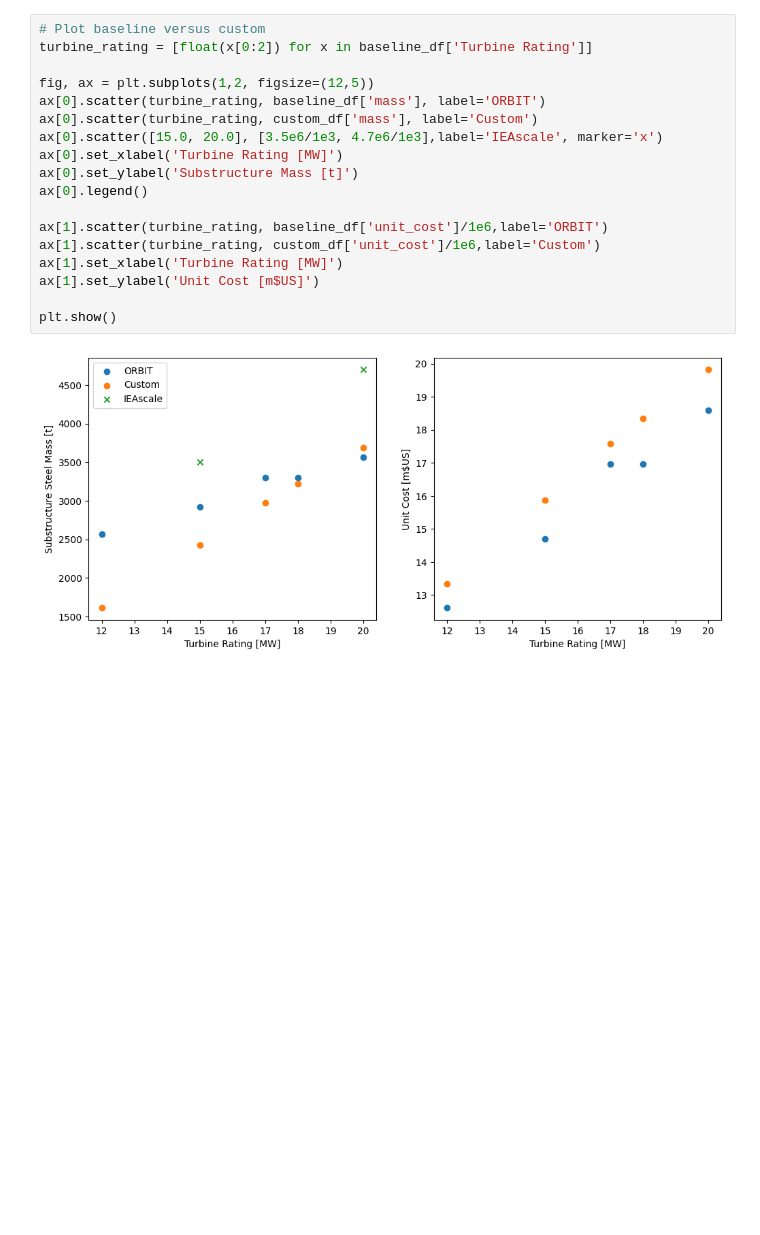
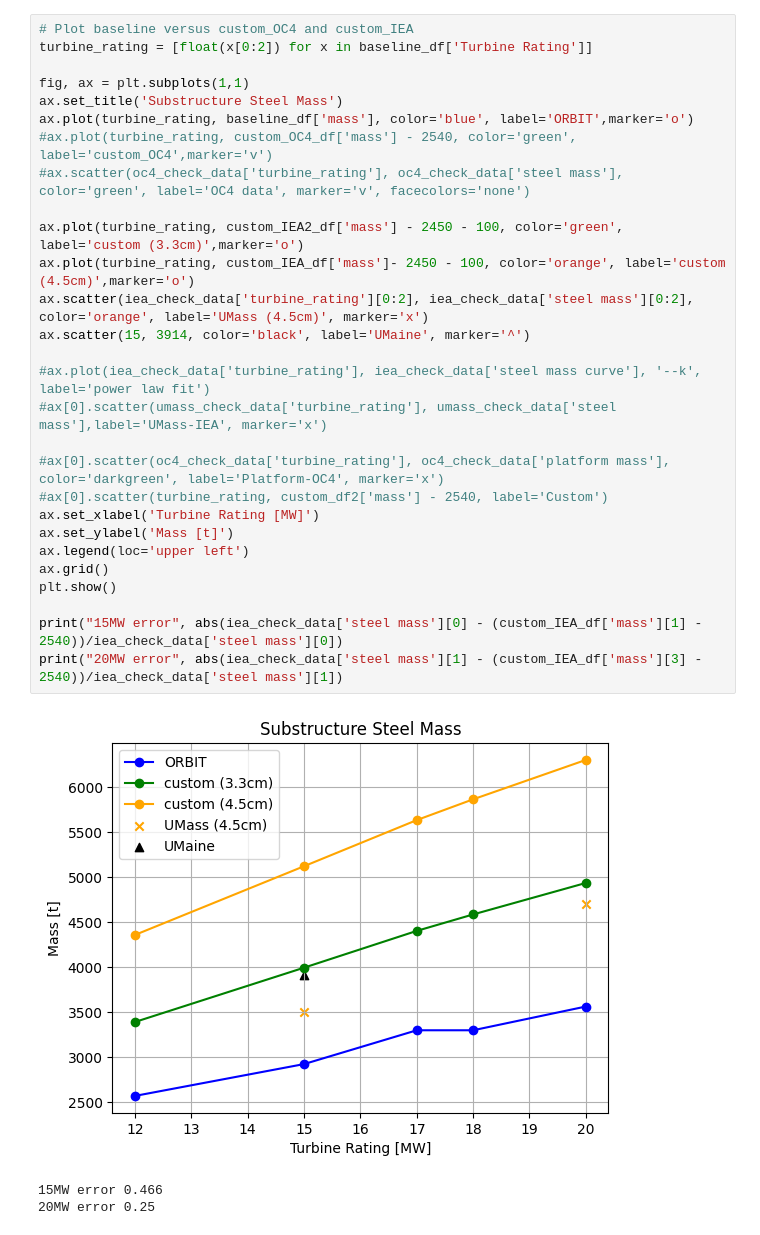
Before and after one commit to nRiccobo/ORBIT, a Jupyter notebook: examples/plot_semisub_analysis.ipynb, the cells around one changed output. Drawn from its saved outputs; the diff is of its cells as text; blank space fills up the shorter version.

Commit message:
Added latest mods to plot and analysis scripts.

```diff
--- a/examples/plot_semisub_analysis.ipynb
+++ b/examples/plot_semisub_analysis.ipynb
@@ -41,20 +110,32 @@ custom_df.tail()
-# %%
-# Plot baseline versus custom
-turbine_rating = [float(x[0:2]) for x in baseline_df['Turbine Rating']]
-
-fig, ax = plt.subplots(1,2, figsize=(12,5))
-ax[0].scatter(turbine_rating, baseline_df['mass'], label='ORBIT')
-ax[0].scatter(turbine_rating, custom_df['mass'], label='Custom')
-ax[0].scatter([15.0, 20.0], [3.5e6/1e3, 4.7e6/1e3],label='IEAscale', marker='x')
-ax[0].set_xlabel('Turbine Rating [MW]')
-ax[0].set_ylabel('Substructure Mass [t]')
-ax[0].legend()
-
-ax[1].scatter(turbine_rating, baseline_df['unit_cost']/1e6,label='ORBIT')
-ax[1].scatter(turbine_rating, custom_df['unit_cost']/1e6,label='Custom')
-ax[1].set_xlabel('Turbine Rating [MW]')
-ax[1].set_ylabel('Unit Cost [m$US]')
-
-plt.show()
-# %% [output]
-[figure, removed]
+# %%
+# Plot baseline versus custom_OC4 and custom_IEA
+turbine_rating = [float(x[0:2]) for x in baseline_df['Turbine Rating']]
+
+fig, ax = plt.subplots(1,1)
+ax.set_title('Substructure Steel Mass')
+ax.plot(turbine_rating, baseline_df['mass'], color='blue', label='ORBIT',marker='o')
+#ax.plot(turbine_rating, custom_OC4_df['mass'] - 2540, color='green', label='custom_OC4',marker='v')
+#ax.scatter(oc4_check_data['turbine_rating'], oc4_check_data['steel mass'], color='green', label='OC4 data', marker='v', facecolors='none')
+
+ax.plot(turbine_rating, custom_IEA2_df['mass'] - 2450 - 100, color='green', label='custom (3.3cm)',marker='o')
+ax.plot(turbine_rating, custom_IEA_df['mass']- 2450 - 100, color='orange', label='custom (4.5cm)',marker='o')
+ax.scatter(iea_check_data['turbine_rating'][0:2], iea_check_data['steel mass'][0:2], color='orange', label='UMass (4.5cm)', marker='x')
+ax.scatter(15, 3914, color='black', label='UMaine', marker='^')
+
+#ax.plot(iea_check_data['turbine_rating'], iea_check_data['steel mass curve'], '--k', label='power law fit')
+#ax[0].scatter(umass_check_data['turbine_rating'], umass_check_data['steel mass'],label='UMass-IEA', marker='x')
+
+#ax[0].scatter(oc4_check_data['turbine_rating'], oc4_check_data['platform mass'], color='darkgreen', label='Platform-OC4', marker='x')
+#ax[0].scatter(turbine_rating, custom_df2['mass'] - 2540, label='Custom')
+ax.set_xlabel('Turbine Rating [MW]')
+ax.set_ylabel('Mass [t]')
+ax.legend(loc='upper left')
+ax.grid()
+plt.show()
+
+print("15MW error", abs(iea_check_data['steel mass'][0] - (custom_IEA_df['mass'][1] - 2540))/iea_check_data['steel mass'][0])
+print("20MW error", abs(iea_check_data['steel mass'][1] - (custom_IEA_df['mass'][3] - 2540))/iea_check_data['steel mass'][1])
+# %% [output]
+[figure, added]
+15MW error 0.466
+20MW error 0.25
```
Also changed, not shown: parts of 9 cells of this notebook, 4 other files.
